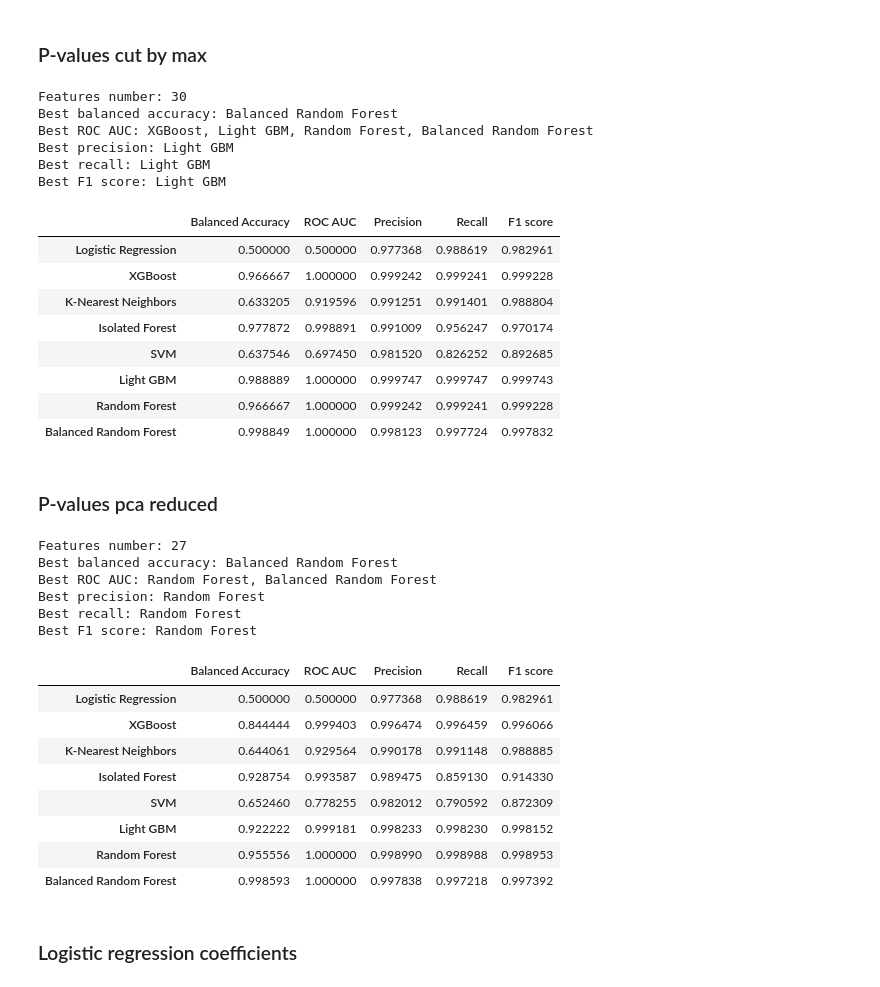
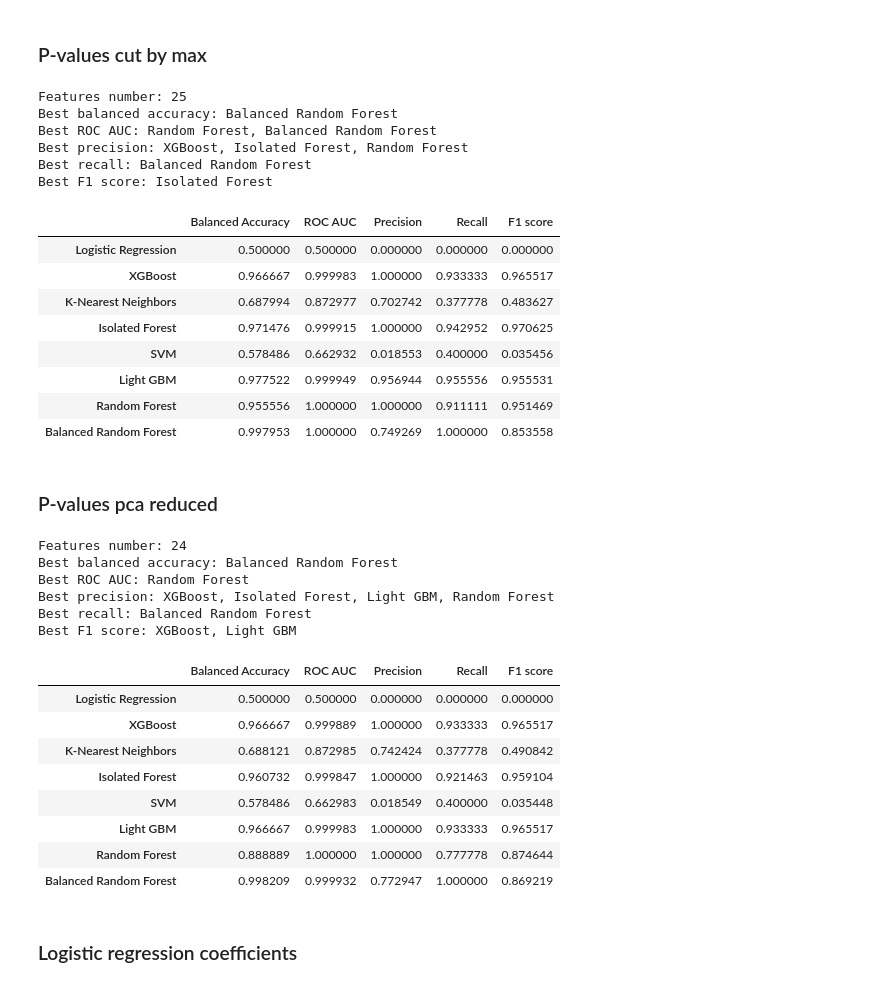
Before and after one commit to melehean/CTC-Detection, a Jupyter notebook: compare_models_by_type_t2_dataset.ipynb, the cells around one changed output. Drawn from its saved outputs; the diff is of its cells as text; code cells hidden in the pictures.

Commit message:
Change average wieghted to binary for f1, precision and recall (#21)

```diff
--- a/compare_models_by_type_t2_dataset.ipynb
+++ b/compare_models_by_type_t2_dataset.ipynb
@@ -178,8 +181,8 @@ Best F1 score: Balanced Random Forest
 # %% [markdown]
 ### P-values regular data
 # %%
-statistics = calculate_statistics(train_data, train_true_results.values.ravel())
-statistics = statistics[statistics["p_values"] < 0.05]
+statistics = calculate_statistics(train_data, train_true_results)
+statistics = statistics[statistics["p-values"] < 0.05]
 p_values_regular_train_data = train_data[statistics.index]
 p_values_regular_test_data = test_data[statistics.index]
 
@@ -226,53 +229,53 @@ Best F1 score: Isolated Forest, Random Forest, Balanced Random Forest
 # %% [markdown]
 ### P-values cut by max
 # %%
-statistics = calculate_statistics(cut_by_max_train_data, train_true_results.values.ravel())
-statistics = statistics[statistics["p_values"] < 0.05]
+statistics = calculate_statistics(cut_by_max_train_data, train_true_results)
+statistics = statistics[statistics["p-values"] < 0.05]
 p_values_cut_by_max_train_data = train_data[statistics.index]
 p_values_cut_by_max_test_data = test_data[statistics.index]
 
 run_all_models(classifiers, names, p_values_cut_by_max_train_data, train_true_results, p_values_cut_by_max_test_data, test_true_results)
 # %% [output]
-Features number: 30
+Features number: 25
 Best balanced accuracy: Balanced Random Forest
-Best ROC AUC: XGBoost, Light GBM, Random Forest, Balanced Random Forest
-Best precision: Light GBM
-Best recall: Light GBM
-Best F1 score: Light GBM
+Best ROC AUC: Random Forest, Balanced Random Forest
+Best precision: XGBoost, Isolated Forest, Random Forest
+Best recall: Balanced Random Forest
+Best F1 score: Isolated Forest
 |  | Balanced Accuracy | ROC AUC | Precision | Recall | F1 score |
-| Logistic Regression | 0.500000 | 0.500000 | 0.977368 | 0.988619 | 0.982961 |
-| XGBoost | 0.966667 | 1.000000 | 0.999242 | 0.999241 | 0.999228 |
-| K-Nearest Neighbors | 0.633205 | 0.919596 | 0.991251 | 0.991401 | 0.988804 |
-| Isolated Forest | 0.977872 | 0.998891 | 0.991009 | 0.956247 | 0.970174 |
-| SVM | 0.637546 | 0.697450 | 0.981520 | 0.826252 | 0.892685 |
-| Light GBM | 0.988889 | 1.000000 | 0.999747 | 0.999747 | 0.999743 |
-| Random Forest | 0.966667 | 1.000000 | 0.999242 | 0.999241 | 0.999228 |
-| Balanced Random Forest | 0.998849 | 1.000000 | 0.998123 | 0.997724 | 0.997832 |
+| Logistic Regression | 0.500000 | 0.500000 | 0.000000 | 0.000000 | 0.000000 |
+| XGBoost | 0.966667 | 0.999983 | 1.000000 | 0.933333 | 0.965517 |
+| K-Nearest Neighbors | 0.687994 | 0.872977 | 0.702742 | 0.377778 | 0.483627 |
+| Isolated Forest | 0.971476 | 0.999915 | 1.000000 | 0.942952 | 0.970625 |
+| SVM | 0.578486 | 0.662932 | 0.018553 | 0.400000 | 0.035456 |
+| Light GBM | 0.977522 | 0.999949 | 0.956944 | 0.955556 | 0.955531 |
+| Random Forest | 0.955556 | 1.000000 | 1.000000 | 0.911111 | 0.951469 |
+| Balanced Random Forest | 0.997953 | 1.000000 | 0.749269 | 1.000000 | 0.853558 |
 # %% [markdown]
 ### P-values pca reduced
 # %%
-statistics = calculate_statistics(pca_reduced_train_data, train_true_results.values.ravel())
-statistics = statistics[statistics["p_values"] < 0.05]
+statistics = calculate_statistics(pca_reduced_train_data, train_true_results)
+statistics = statistics[statistics["p-values"] < 0.05]
 p_values_pca_reduced_train_data = train_data[statistics.index]
 p_values_pca_reduced_test_data = test_data[statistics.index]
 
 run_all_models(classifiers, names, p_values_pca_reduced_train_data, train_true_results, p_values_pca_reduced_test_data, test_true_results)
 # %% [output]
-Features number: 27
+Features number: 24
 Best balanced accuracy: Balanced Random Forest
-Best ROC AUC: Random Forest, Balanced Random Forest
-Best precision: Random Forest
-Best recall: Random Forest
-Best F1 score: Random Forest
+Best ROC AUC: Random Forest
+Best precision: XGBoost, Isolated Forest, Light GBM, Random Forest
+Best recall: Balanced Random Forest
+Best F1 score: XGBoost, Light GBM
 |  | Balanced Accuracy | ROC AUC | Precision | Recall | F1 score |
-| Logistic Regression | 0.500000 | 0.500000 | 0.977368 | 0.988619 | 0.982961 |
-| XGBoost | 0.844444 | 0.999403 | 0.996474 | 0.996459 | 0.996066 |
-| K-Nearest Neighbors | 0.644061 | 0.929564 | 0.990178 | 0.991148 | 0.988885 |
-| Isolated Forest | 0.928754 | 0.993587 | 0.989475 | 0.859130 | 0.914330 |
-| SVM | 0.652460 | 0.778255 | 0.982012 | 0.790592 | 0.872309 |
-| Light GBM | 0.922222 | 0.999181 | 0.998233 | 0.998230 | 0.998152 |
-| Random Forest | 0.955556 | 1.000000 | 0.998990 | 0.998988 | 0.998953 |
-| Balanced Random Forest | 0.998593 | 1.000000 | 0.997838 | 0.997218 | 0.997392 |
+| Logistic Regression | 0.500000 | 0.500000 | 0.000000 | 0.000000 | 0.000000 |
+| XGBoost | 0.966667 | 0.999889 | 1.000000 | 0.933333 | 0.965517 |
+| K-Nearest Neighbors | 0.688121 | 0.872985 | 0.742424 | 0.377778 | 0.490842 |
+| Isolated Forest | 0.960732 | 0.999847 | 1.000000 | 0.921463 | 0.959104 |
+| SVM | 0.578486 | 0.662983 | 0.018549 | 0.400000 | 0.035448 |
+| Light GBM | 0.966667 | 0.999983 | 1.000000 | 0.933333 | 0.965517 |
+| Random Forest | 0.888889 | 1.000000 | 1.000000 | 0.777778 | 0.874644 |
+| Balanced Random Forest | 0.998209 | 0.999932 | 0.772947 | 1.000000 | 0.869219 |
 # %% [markdown]
 ### Logistic regression coefficients
 # %%
```
Also changed, not shown: parts of 14 cells of this notebook, 4 other files.
